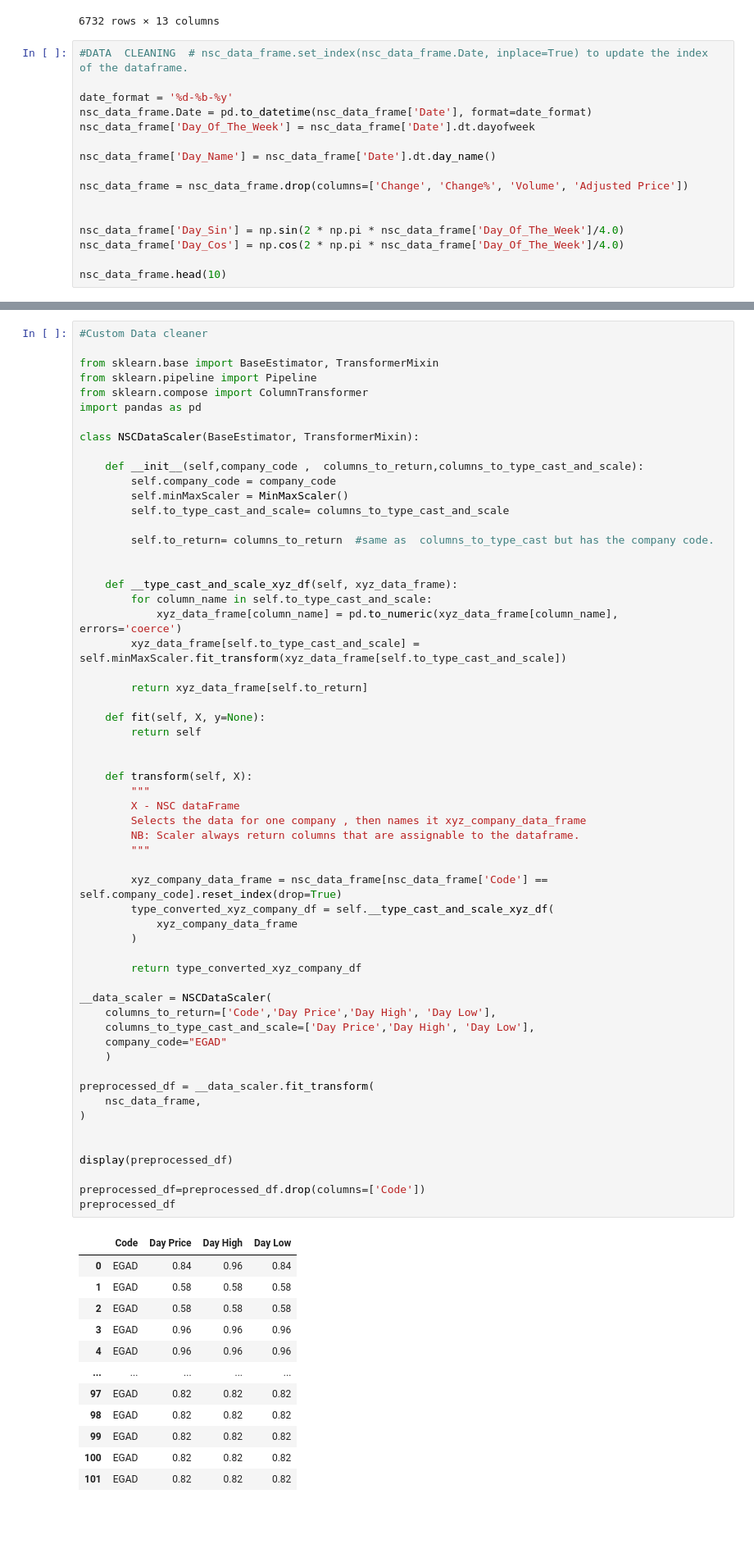
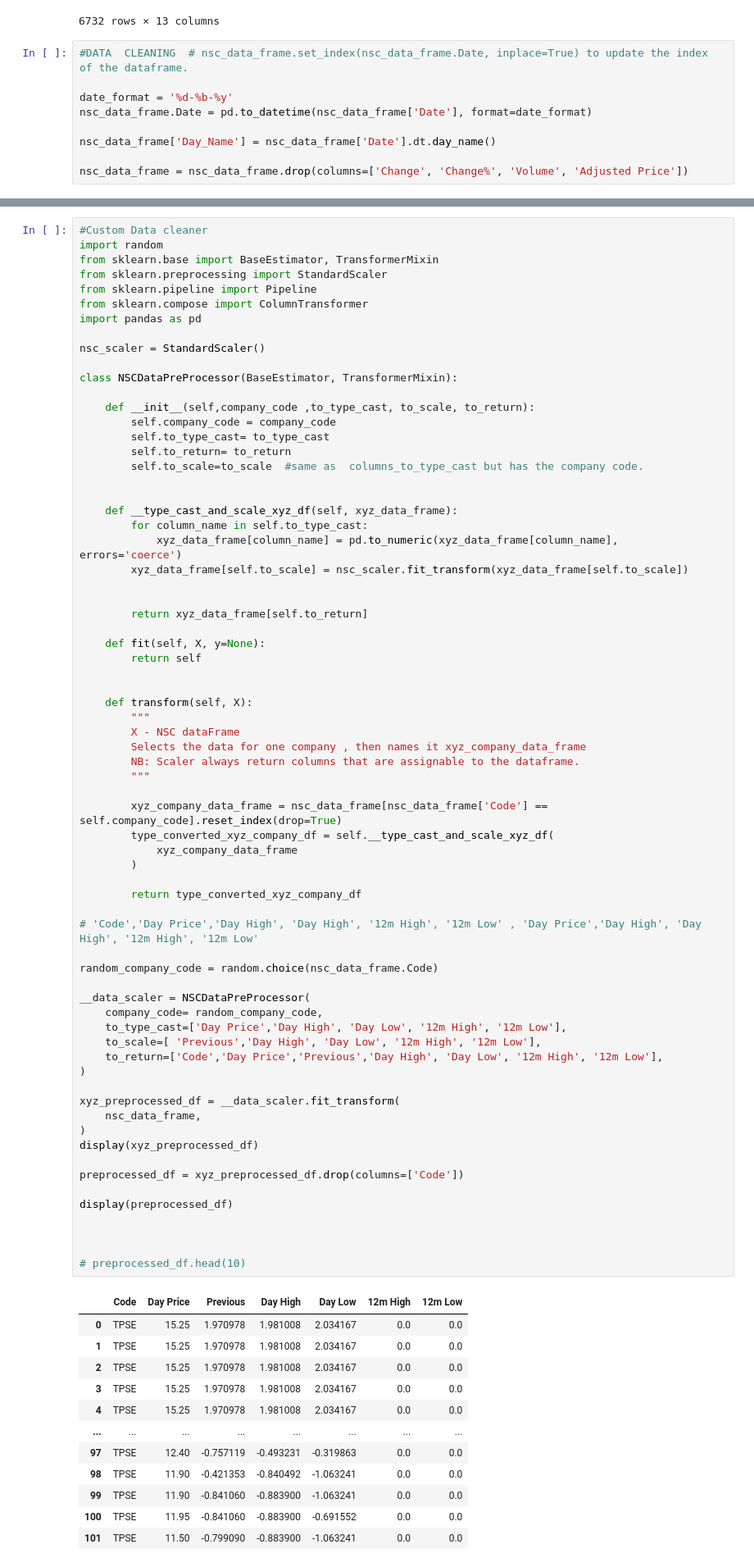
Before and after one commit to keringKirwa/4.1_Machine_Learning, a Jupyter notebook: NCS_Time_Series_Prediction/NSE_predictions.ipynb, the cells around one changed output, grey strips where cells are left out. Shown at 82% size. Cells and saved outputs as stored; diff of their text form; blank space fills up the shorter version.

```diff
--- a/NCS_Time_Series_Prediction/NSE_predictions.ipynb
+++ b/NCS_Time_Series_Prediction/NSE_predictions.ipynb
@@ -48,14 +50,7 @@ nsc_data_frame
 
 date_format = '%d-%b-%y'
 nsc_data_frame.Date = pd.to_datetime(nsc_data_frame['Date'], format=date_format)
-nsc_data_frame['Day_Of_The_Week'] = nsc_data_frame['Date'].dt.dayofweek
 
 nsc_data_frame['Day_Name'] = nsc_data_frame['Date'].dt.day_name()
 
 nsc_data_frame = nsc_data_frame.drop(columns=['Change', 'Change%', 'Volume', 'Adjusted Price'])
-
-
-nsc_data_frame['Day_Sin'] = np.sin(2 * np.pi * nsc_data_frame['Day_Of_The_Week']/4.0)
-nsc_data_frame['Day_Cos'] = np.cos(2 * np.pi * nsc_data_frame['Day_Of_The_Week']/4.0)
-
-nsc_data_frame.head(10)
@@ -93,71 +73,82 @@ nsc_data_frame.head(10)
 # %%
 #Custom Data cleaner
-
+import random
 from sklearn.base import BaseEstimator, TransformerMixin
+from sklearn.preprocessing import StandardScaler
 from sklearn.pipeline import Pipeline
 from sklearn.compose import ColumnTransformer
 import pandas as pd
 
-class NSCDataScaler(BaseEstimator, TransformerMixin):
+nsc_scaler = StandardScaler()
 
-    def __init__(self,company_code ,  columns_to_return,columns_to_type_cast_and_scale):
+class NSCDataPreProcessor(BaseEstimator, TransformerMixin):
+
+    def __init__(self,company_code ,to_type_cast, to_scale, to_return):
         self.company_code = company_code
-        self.minMaxScaler = MinMaxScaler()
-        self.to_type_cast_and_scale= columns_to_type_cast_and_scale
-
-        self.to_return= columns_to_return  #same as  columns_to_type_cast but has the company code.
+        self.to_type_cast= to_type_cast
+        self.to_return= to_return
+        self.to_scale=to_scale  #same as  columns_to_type_cast but has the company code.
 
 
     def __type_cast_and_scale_xyz_df(self, xyz_data_frame):
-        for column_name in self.to_type_cast_and_scale:
+        for column_name in self.to_type_cast:
             xyz_data_frame[column_name] = pd.to_numeric(xyz_data_frame[column_name], errors='coerce')
-        xyz_data_frame[self.to_type_cast_and_scale] = self.minMaxScaler.fit_transform(xyz_data_frame[self.to_type_cast_and_scale])
+        xyz_data_frame[self.to_scale] = nsc_scaler.fit_transform(xyz_data_frame[self.to_scale])
+
 
         return xyz_data_frame[self.to_return]
 
     def fit(self, X, y=None):
         return self
 
 
     def transform(self, X):
         """
         X - NSC dataFrame
         Selects the data for one company , then names it xyz_company_data_frame
         NB: Scaler always return columns that are assignable to the dataframe.
         """
 
         xyz_company_data_frame = nsc_data_frame[nsc_data_frame['Code'] == self.company_code].reset_index(drop=True)
         type_converted_xyz_company_df = self.__type_cast_and_scale_xyz_df(
             xyz_company_data_frame
         )
 
         return type_converted_xyz_company_df
 
-__data_scaler = NSCDataScaler(
-    columns_to_return=['Code','Day Price','Day High', 'Day Low'],
-    columns_to_type_cast_and_scale=['Day Price','Day High', 'Day Low'],
-    company_code="EGAD"
-    )
+# 'Code','Day Price','Day High', 'Day High', '12m High', '12m Low' , 'Day Price','Day High', 'Day High', '12m High', '12m Low'
 
-preprocessed_df = __data_scaler.fit_transform(
+random_company_code = random.choice(nsc_data_frame.Code)
+
+__data_scaler = NSCDataPreProcessor(
+    company_code= random_company_code,
+    to_type_cast=['Day Price','Day High', 'Day Low', '12m High', '12m Low'],
+    to_scale=[ 'Previous','Day High', 'Day Low', '12m High', '12m Low'],
+    to_return=['Code','Day Price','Previous','Day High', 'Day Low', '12m High', '12m Low'],
+)
+
+xyz_preprocessed_df = __data_scaler.fit_transform(
     nsc_data_frame,
 )
+display(xyz_preprocessed_df)
 
+preprocessed_df = xyz_preprocessed_df.drop(columns=['Code'])
 
 display(preprocessed_df)
 
-preprocessed_df=preprocessed_df.drop(columns=['Code'])
-preprocessed_df
+
+
+# preprocessed_df.head(10)
 # %% [output]
-|  | Code | Day Price | Day High | Day Low |
-| 0 | EGAD | 0.84 | 0.96 | 0.84 |
-| 1 | EGAD | 0.58 | 0.58 | 0.58 |
-| 2 | EGAD | 0.58 | 0.58 | 0.58 |
-| 3 | EGAD | 0.96 | 0.96 | 0.96 |
-| 4 | EGAD | 0.96 | 0.96 | 0.96 |
-| ... | ... | ... | ... | ... |
-| 97 | EGAD | 0.82 | 0.82 | 0.82 |
-| 98 | EGAD | 0.82 | 0.82 | 0.82 |
-| 99 | EGAD | 0.82 | 0.82 | 0.82 |
-| 100 | EGAD | 0.82 | 0.82 | 0.82 |
-| 101 | EGAD | 0.82 | 0.82 | 0.82 |
+|  | Code | Day Price | Previous | Day High | Day Low | 12m High | 12m Low |
+| 0 | TPSE | 15.25 | 1.970978 | 1.981008 | 2.034167 | 0.0 | 0.0 |
+| 1 | TPSE | 15.25 | 1.970978 | 1.981008 | 2.034167 | 0.0 | 0.0 |
+| 2 | TPSE | 15.25 | 1.970978 | 1.981008 | 2.034167 | 0.0 | 0.0 |
+| 3 | TPSE | 15.25 | 1.970978 | 1.981008 | 2.034167 | 0.0 | 0.0 |
+| 4 | TPSE | 15.25 | 1.970978 | 1.981008 | 2.034167 | 0.0 | 0.0 |
+| ... | ... | ... | ... | ... | ... | ... | ... |
+| 97 | TPSE | 12.40 | -0.757119 | -0.493231 | -0.319863 | 0.0 | 0.0 |
+| 98 | TPSE | 11.90 | -0.421353 | -0.840492 | -1.063241 | 0.0 | 0.0 |
+| 99 | TPSE | 11.90 | -0.841060 | -0.883900 | -1.063241 | 0.0 | 0.0 |
+| 100 | TPSE | 11.95 | -0.841060 | -0.883900 | -0.691552 | 0.0 | 0.0 |
+| 101 | TPSE | 11.50 | -0.799090 | -0.883900 | -1.063241 | 0.0 | 0.0 |
```
Also changed, not shown: parts of 15 cells of this notebook, 18 other files.
